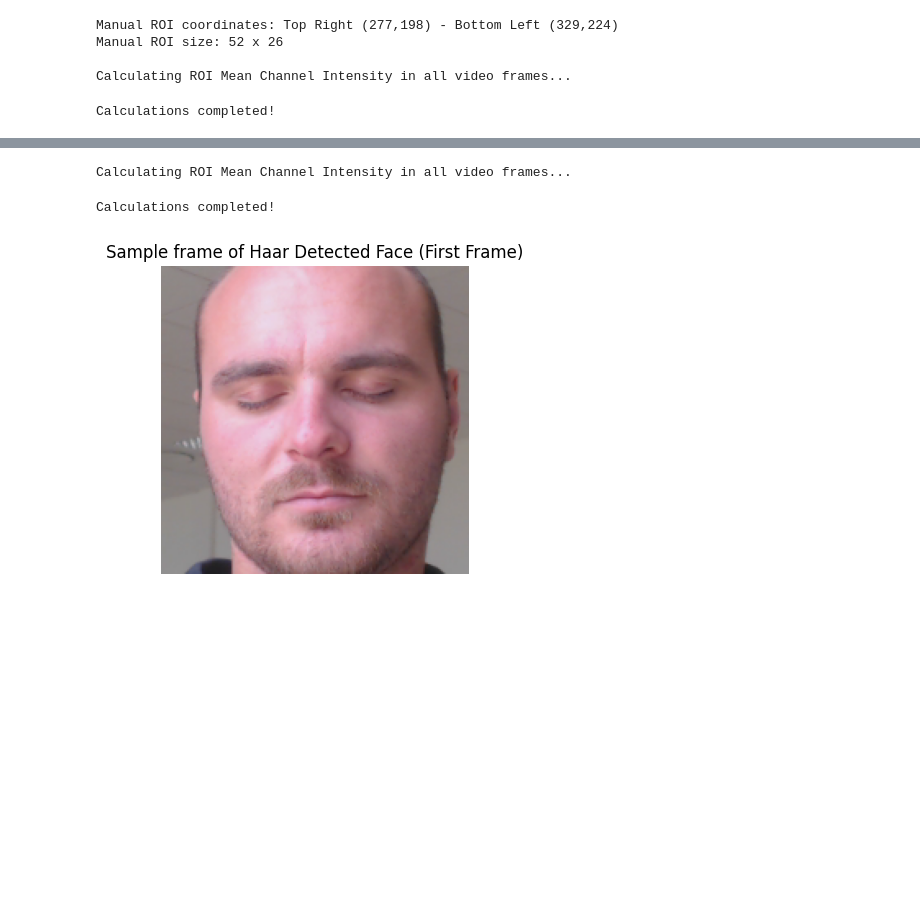
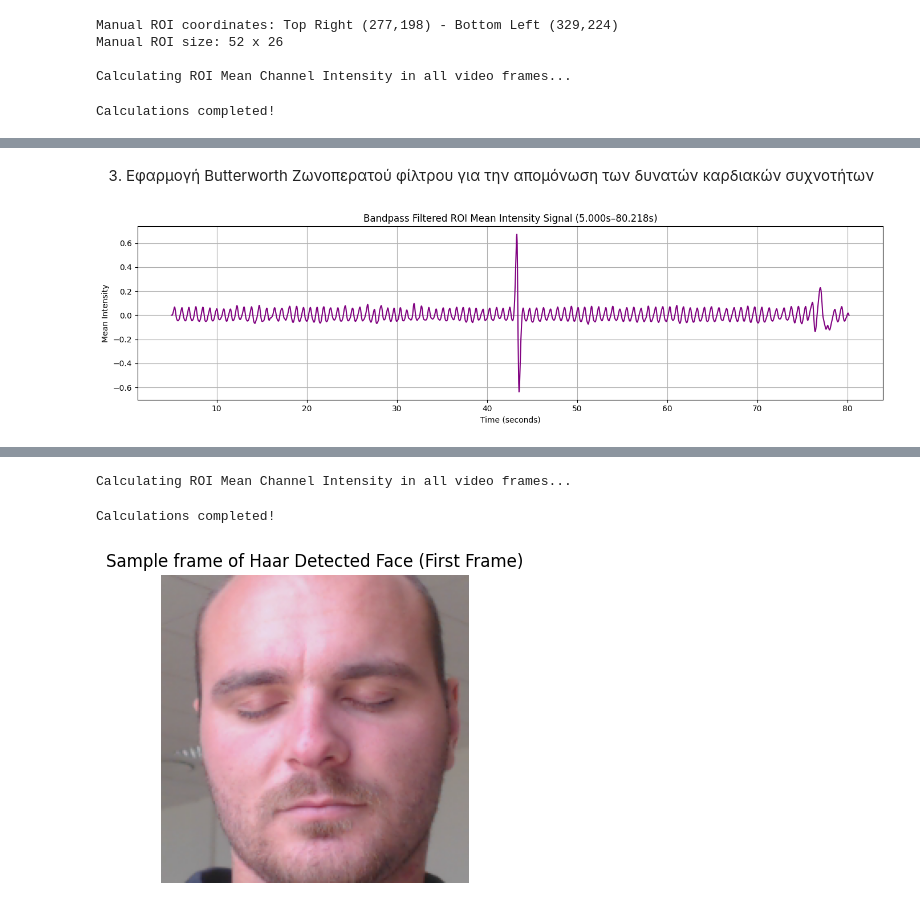
Before and after one commit to iliaxant/HR_Extraction_from_Video, a Jupyter notebook: HR_Extraction_from_Video.ipynb, the cells around one changed output, grey strips where cells are left out. Drawn from its saved outputs; the diff is of its cells as text; code cells hidden in the pictures; blank space fills up the shorter version.

```diff
--- a/HR_Extraction_from_Video.ipynb
+++ b/HR_Extraction_from_Video.ipynb
@@ -354,0 +368,33 @@ plt.show()
+# %% [markdown]
+3) Εφαρμογή Butterworth Ζωνοπερατού φίλτρου για την απομόνωση των δυνατών καρδιακών συχνοτήτων
+# %%
+# Input the cutoff frequencies and the order of the bandpass filter.
+# ----------------------
+lowcut = 0.75
+highcut = 3.5
+
+filt_order=1
+# ----------------------
+
+
+def bandpass_filter(data, lowcut, highcut, fs, order=1):
+    nyq = 0.5 * fs
+    low = lowcut / nyq
+    high = highcut / nyq
+    b, a = butter(order, [low, high], btype='band')
+    return filtfilt(b, a, data)
+
+
+filtered_manual = bandpass_filter(roi_mean_manual_norm, lowcut, highcut, fps, filt_order)
+
+plt.figure(figsize=(14, 4))
+plt.plot(np.arange(int(start_time * fps), int(start_time * fps) + len(roi_mean_manual_norm)) / fps,
+         filtered_manual, color='purple')
+plt.title(f"Bandpass Filtered ROI Mean Intensity Signal ({start_time:.3f}s–{end_time:.3f}s)")
+plt.xlabel("Time (seconds)")
+plt.ylabel("Mean Intensity")
+plt.grid(True)
+plt.tight_layout()
+plt.show()
+# %% [output]
+[figure, added]
```
Also changed, not shown: parts of 23 cells of this notebook.
